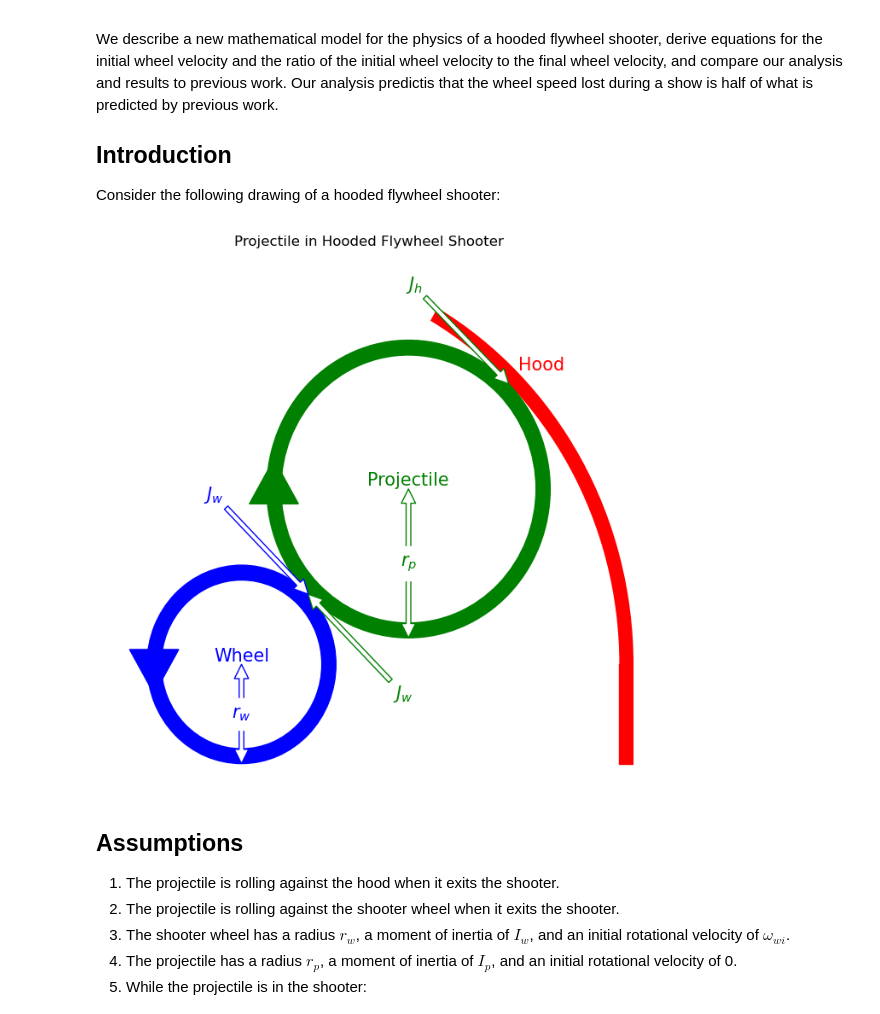
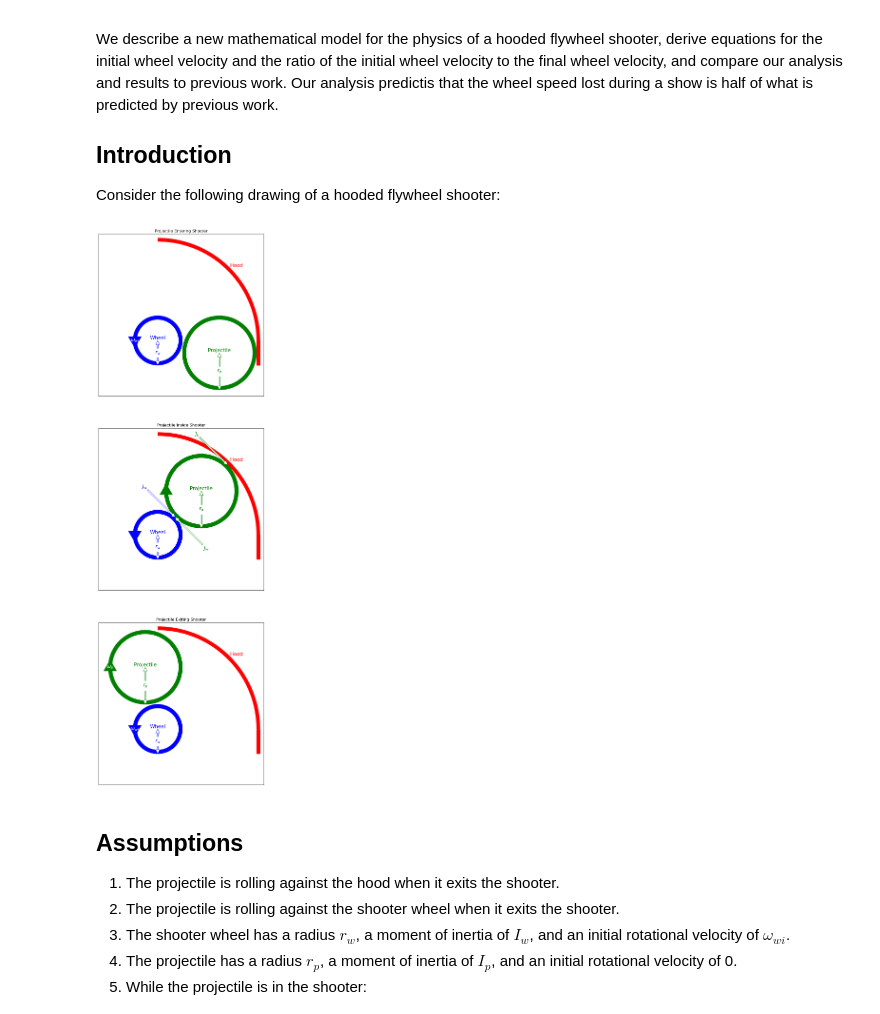
Before and after one commit to DeepBlueRobotics/jupyter_notebooks, a Jupyter notebook: FlywheelShooter.ipynb, the cells around one changed output. Saved outputs shown, nothing was run; the diff lists cells and outputs as text; code cells hidden in the pictures.

Commit message:
Show 3 states of shooter.

```diff
--- a/FlywheelShooter.ipynb
+++ b/FlywheelShooter.ipynb
@@ -69,77 +69,121 @@ def add_labeled_circle(ax, x, y, radius, width, color, arrow_width, label, radiu
 
 
 def display_drawing():
-    fig, ax = plt.subplots(figsize=(8, 8))
+    fig, (ax1, ax2, ax3) = plt.subplots(3, figsize=(10, 3*10))
 
     r_w=0.2
     r_p=0.3
     r_h=r_w+2*r_p
     width = 0.03
-    p_center = ((r_w+r_p)*math.cos(math.pi/4), (r_w+r_p)*math.sin(math.pi/4))
-    w_p_contact = ((r_w)*math.cos(math.pi/4), (r_w)*math.sin(math.pi/4))
-    h_p_contact = ((r_w+2*r_p)*math.cos(math.pi/4), (r_w+2*r_p)*math.sin(math.pi/4))
 
     w_color = "blue"
     p_color = "green"
     h_color = "red"
 
     label_size = 15
-    arrow_length = 0.2
+    arrow_length = 0.25
     arrow_width = 4
 
+    bounds = [-r_p-6*width, r_w+2*r_p+2*width, -r_p-5*width, r_w+2*r_p+2*width]
+
+    p_center = (r_w+r_p, -r_p/3)
+
     # Hood
-    ax.text((r_h+width)*math.cos(math.pi/4), (r_h+width)*math.sin(math.pi/4), r'Hood', ha="left", va="bottom", color=h_color, size=label_size)
-    ax.add_patch(Wedge((0, 0), r_h, 0, 60, width=-width, color=h_color, linewidth=0))
-    ax.add_patch(Rectangle((r_h, 0), width, -r_w, color=h_color))
+    ax1.text((r_h+width)*math.cos(math.pi/4), (r_h+width)*math.sin(math.pi/4), r'Hood', ha="left", va="bottom", color=h_color, size=label_size)
+    ax1.add_patch(Wedge((0, 0), r_h, 0, 90, width=-width, color=h_color, linewidth=0))
+    ax1.add_patch(Rectangle((r_h, 0), width, -r_w, color=h_color))
 
     # Wheel
-    add_labeled_circle(ax, 0, 0, r_w, width, w_color, arrow_width, "Wheel", "$r_w$", r'', label_size, direction="cw")
+    add_labeled_circle(ax1, 0, 0, r_w, width, w_color, arrow_width, "Wheel", "$r_w$", r'$\omega_{wi}$', label_size, direction="cw")
 
     # Projectile
-    add_labeled_circle(ax, p_center[0], p_center[1], r_p, width, p_color, arrow_width, "Projectile", "$r_p$", r'', label_size, direction="ccw")
+    add_labeled_circle(ax1, p_center[0], p_center[1], r_p, width, p_color, arrow_width, "Projectile", "$r_p$", None, label_size, direction="ccw")
+
+    ax1.set_title('Projectile Entering Shooter')
+
+    ax1.set_xticks([])
+    ax1.set_yticks([])
+    ax1.set_aspect('equal')
+    ax1.axis(bounds)
+
+
+    p_center = ((r_w+r_p)*math.cos(math.pi/4), (r_w+r_p)*math.sin(math.pi/4))
+
+    # Hood
+    ax2.text((r_h+width)*math.cos(math.pi/4), (r_h+width)*math.sin(math.pi/4), r'Hood', ha="left", va="bottom", color=h_color, size=label_size)
+    ax2.add_patch(Wedge((0, 0), r_h, 0, 90, width=-width, color=h_color, linewidth=0))
+    ax2.add_patch(Rectangle((r_h, 0), width, -r_w, color=h_color))
+
+    # Wheel
+    add_labeled_circle(ax2, 0, 0, r_w, width, w_color, arrow_width, "Wheel", "$r_w$", r'', label_size, direction="cw")
+
+    # Projectile
+    add_labeled_circle(ax2, p_center[0], p_center[1], r_p, width, p_color, arrow_width, "Projectile", "$r_p$", r'', label_size, direction="ccw")
 
     # Wheel->Projectile impulse
-    ax.annotate("$J_w$",
+    w_p_contact = ((r_w)*math.cos(math.pi/4), (r_w)*math.sin(math.pi/4))
+    ax2.annotate("$J_w$",
                 xy=w_p_contact, xycoords='data',
                 xytext=(w_p_contact[0]+arrow_length, w_p_contact[1]-arrow_length), textcoords='data',
                 size=label_size, va="center", ha="center", color=p_color,
                 arrowprops=dict(color=p_color,
                                 fc="w",
                                 width=arrow_width),
     )
 
+
     # Hood->Projectile impulse
-    ax.annotate("$J_h$",
+    h_p_contact = ((r_w+2*r_p)*math.cos(math.pi/4), (r_w+2*r_p)*math.sin(math.pi/4))
+    ax2.annotate("$J_h$",
                 xy=h_p_contact, xycoords='data',
                 xytext=(h_p_contact[0]-arrow_length, h_p_contact[1]+arrow_length), textcoords='data',
                 size=label_size, va="center", ha="center", color=p_color,
                 arrowprops=dict(color=p_color,
                                 fc="w",
                                 width=arrow_width),
     )
 
     # Projectile->Wheel impulse
-    ax.annotate("$J_w$",
+    ax2.annotate("$J_w$",
                 xy=w_p_contact, xycoords='data',
                 xytext=(w_p_contact[0]-arrow_length, w_p_contact[1]+arrow_length), textcoords='data',
                 size=label_size, va="center", ha="center", color=w_color,
                 arrowprops=dict(color=w_color,
                                 fc="w",
                                 width=arrow_width),
     )
-    ax.set_title('Projectile in Hooded Flywheel Shooter')
+    ax2.set_title('Projectile Inside Shooter')
 
+    ax2.set_xticks([])
+    ax2.set_yticks([])
+    ax2.set_aspect('equal')
+    ax2.axis(bounds)
 
-    # # Projectile spin direction
-    # ax.plot([p_center[0]], [p_center[1]], marker=r'$m_p, I_p$', color=p_color)
+    p_center = (-r_p/3, r_w+r_p)
 
-    plt.axis('off')
-    plt.axis([-r_w-3*width, r_w+2*r_p+width, -r_w-width, r_w+2*r_p+width])
+    # Hood
+    ax3.text((r_h+width)*math.cos(math.pi/4), (r_h+width)*math.sin(math.pi/4), r'Hood', ha="left", va="bottom", color=h_color, size=label_size)
+    ax3.add_patch(Wedge((0, 0), r_h, 0, 90, width=-width, color=h_color, linewidth=0))
+    ax3.add_patch(Rectangle((r_h, 0), width, -r_w, color=h_color))
+
+    # Wheel
+    add_labeled_circle(ax3, 0, 0, r_w, width, w_color, arrow_width, "Wheel", "$r_w$", r'$\omega_{wf}$', label_size, direction="cw")
+
+    # Projectile
+    add_labeled_circle(ax3, p_center[0], p_center[1], r_p, width, p_color, arrow_width, "Projectile", "$r_p$", r'$\omega_p$', label_size, direction="ccw")
+
+    ax3.set_title('Projectile Exiting Shooter')
+
+    ax3.set_xticks([])
+    ax3.set_yticks([])
+    ax3.set_aspect('equal')
+    ax3.axis(bounds)
+
     plt.show()
 
 display_drawing()
 # %% [output]
-[figure, old version]
+[figure, new version]
 # %% [markdown]
 
 
```
